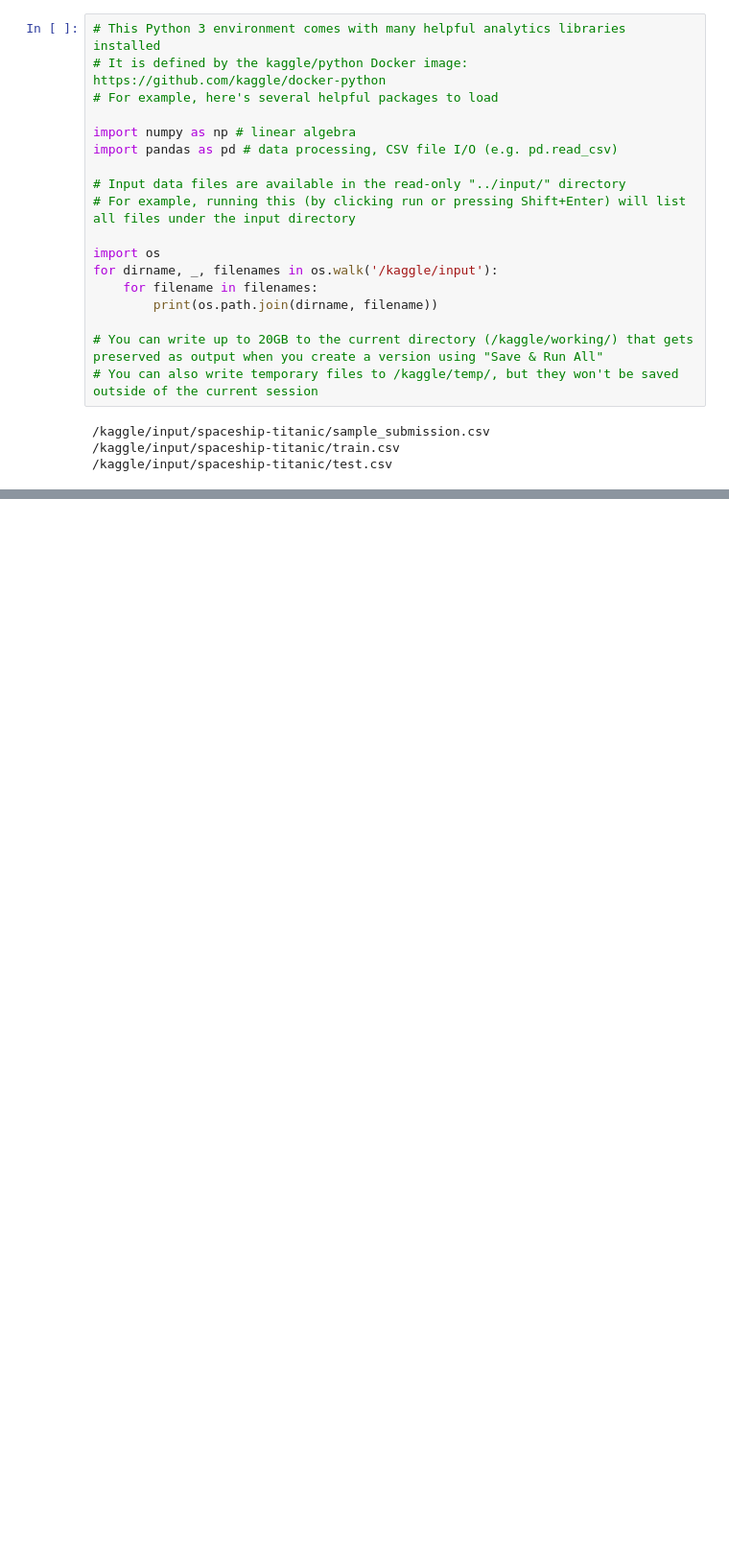
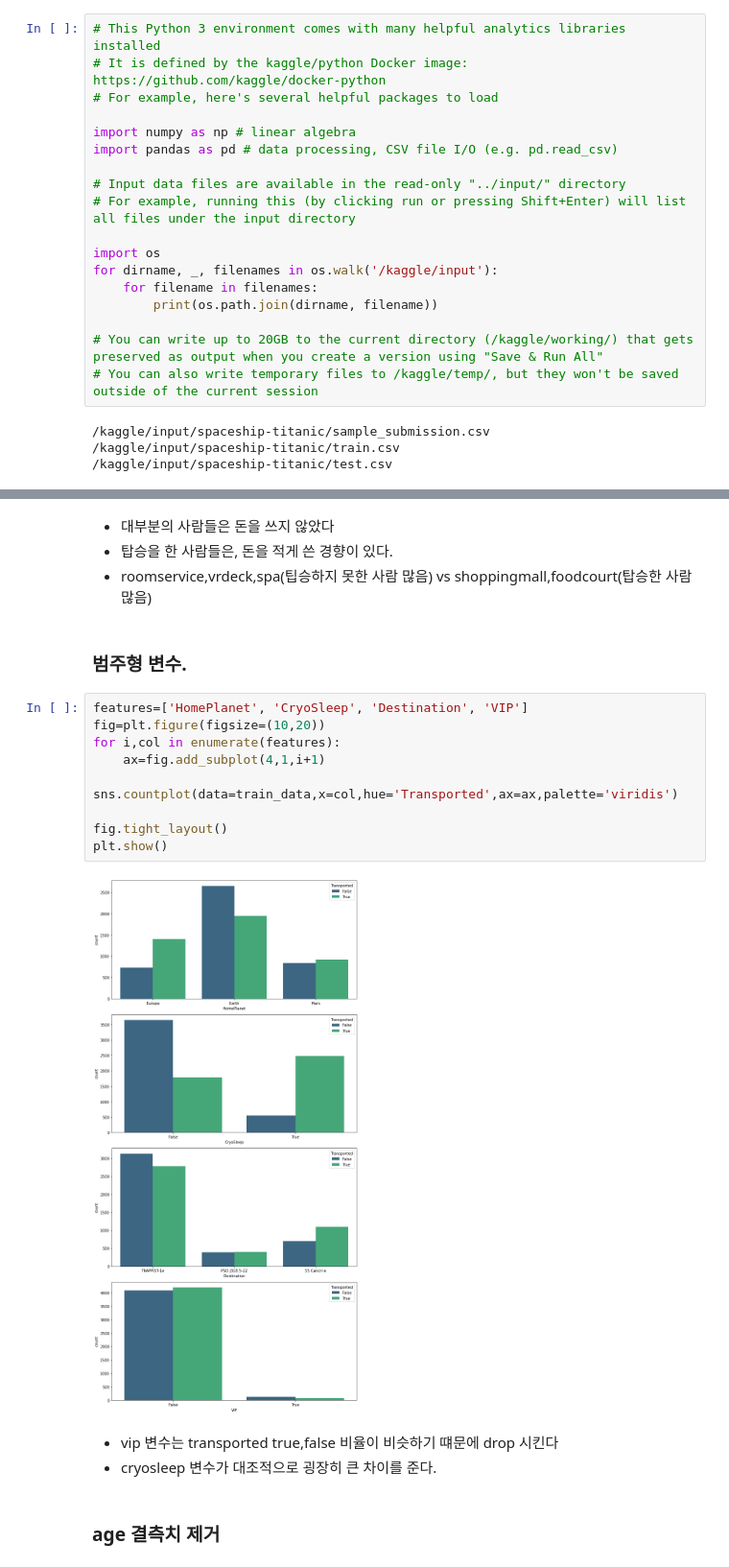
Before and after one commit to Kimyoungjae777/spaceship_titanic-project, a Jupyter notebook: kim-young-jae-analyst.ipynb, the cells around one changed output, grey strips where cells are left out. Shown at 96% size. Drawn from its saved outputs; the diff is of its cells as text; blank space fills up the shorter version.

```diff
--- a/kim-young-jae-analyst.ipynb
+++ b/kim-young-jae-analyst.ipynb
@@ -556,0 +162,22 @@ X_train , X_test , y_train , y_test = train_test_split(X ,
+# %% [markdown]
+- 대부분의 사람들은 돈을 쓰지 않았다
+- 탑승을 한 사람들은, 돈을 적게 쓴 경향이 있다.
+- roomservice,vrdeck,spa(팁승하지 못한 사람 많음)  vs shoppingmall,foodcourt(탑승한 사람 많음)
+# %% [markdown]
+### 범주형 변수.
+# %%
+features=['HomePlanet', 'CryoSleep', 'Destination', 'VIP']
+fig=plt.figure(figsize=(10,20))
+for i,col in enumerate(features):
+    ax=fig.add_subplot(4,1,i+1)
+    sns.countplot(data=train_data,x=col,hue='Transported',ax=ax,palette='viridis')
+
+fig.tight_layout()
+plt.show()
+# %% [output]
+[figure, added]
+# %% [markdown]
+- vip 변수는 transported true,false 비율이 비슷하기 떄문에 drop 시킨다
+- cryosleep 변수가 대조적으로 굉장히 큰 차이를 준다.
+# %% [markdown]
+### age 결측치 제거
```
Also changed, not shown: parts of 125 cells of this notebook.
